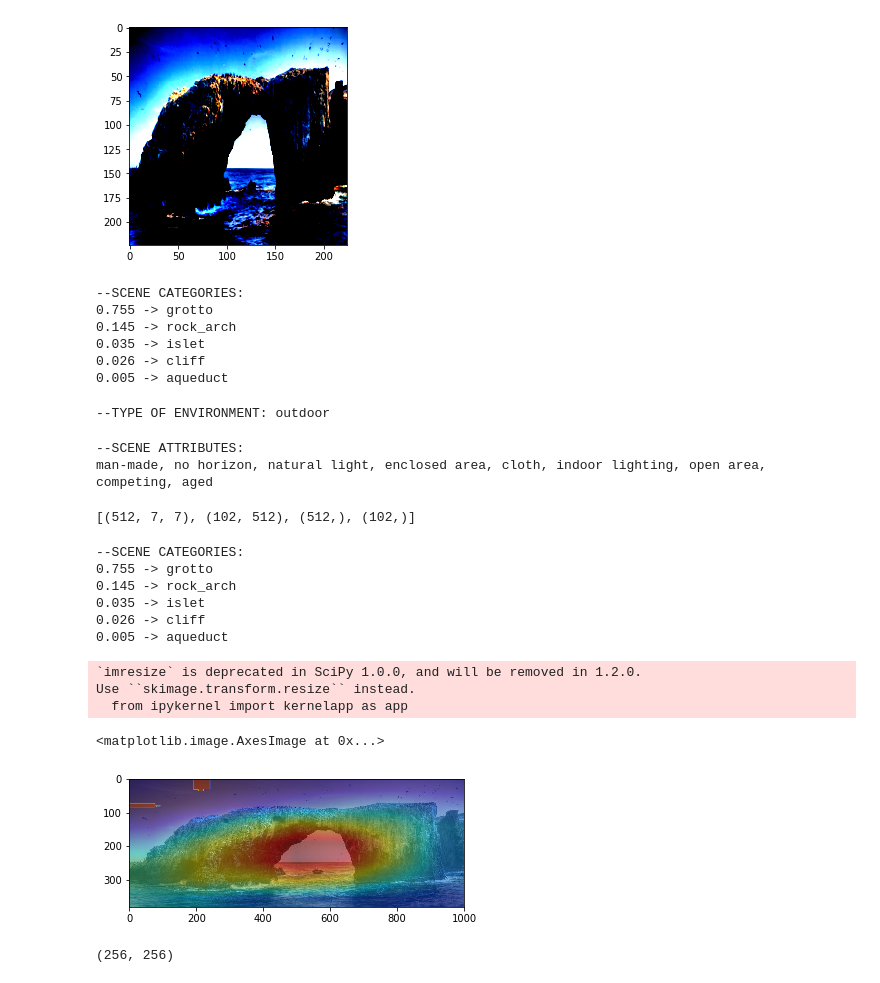
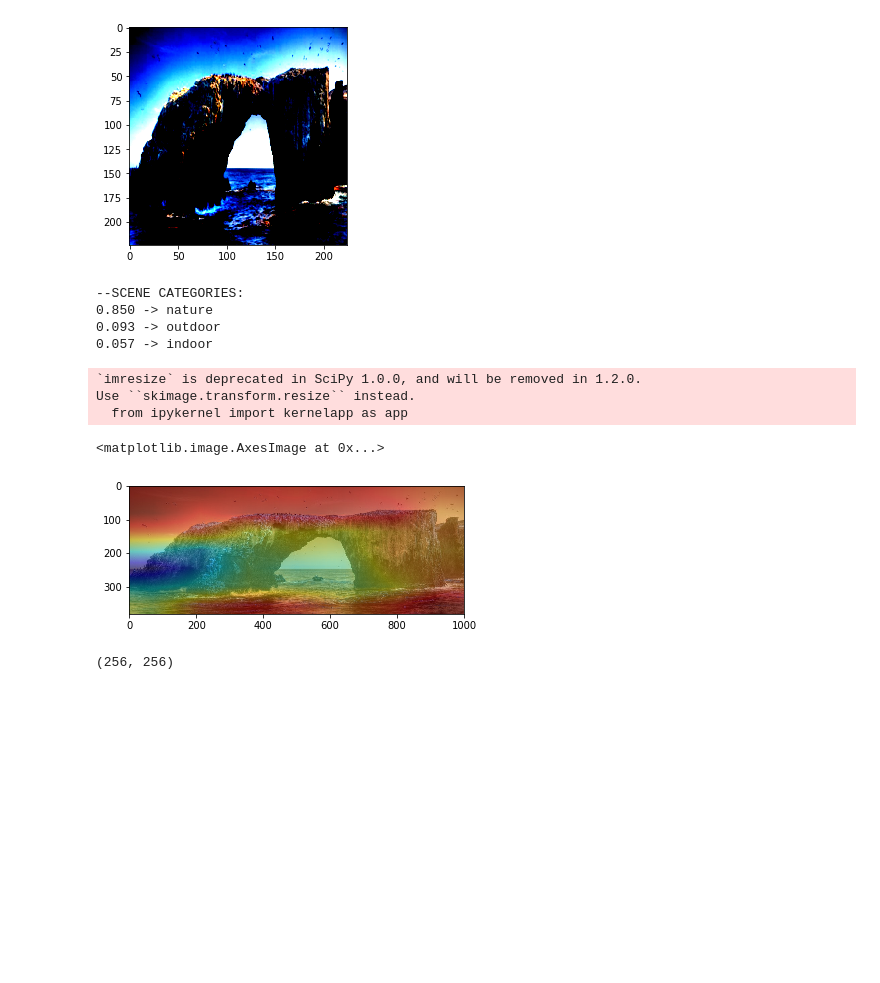
Before and after one commit to kywch/places365, a Jupyter notebook: run_placesCNN_unified.ipynb, the cells around one changed output. Drawn from its saved outputs; the diff is of its cells as text; code cells hidden in the pictures; blank space fills up the shorter version.

```diff
--- a/run_placesCNN_unified.ipynb
+++ b/run_placesCNN_unified.ipynb
@@ -133,11 +137,10 @@ features_blobs = []
 #model = wideresnet.resnet18(num_classes=365)
 
 arch = 'resnet18'
-model_file = 'checkpoint.pth.tar'
-model = models.__dict__[arch](num_classes=1000)
-
+model_file = 'checkpoint_003_done.pth.tar'
+model = models.__dict__[arch](num_classes=3)
 checkpoint = torch.load(model_file, map_location=lambda storage, loc: storage)
-state_dict = {str.replace(k,'module.',''): v for k,v in checkpoint['state_dict'].items()}
+state_dict = {k[2:]: v for k,v in checkpoint['state_dict'].items()}
 model.load_state_dict(state_dict)
 model.eval()
 
@@ -209,69 +210,31 @@ probs = probs.numpy()
 idx = idx.numpy()
 # %%
 # output the prediction of scene category
+classes = ['indoor', 'nature', 'outdoor']
 print('--SCENE CATEGORIES:')
-for i in range(0, 5):
+for i in range(0, 3):
     print('{:.3f} -> {}'.format(probs[i], classes[idx[i]]))
 # %% [output]
 --SCENE CATEGORIES:
-0.755 -> grotto
-0.145 -> rock_arch
-0.035 -> islet
-0.026 -> cliff
-0.005 -> aqueduct
+0.850 -> nature
+0.093 -> outdoor
+0.057 -> indoor
-# %%
-#print('RESULT ON ' + img_url)
-
-# output the IO prediction based on top 10 category prediction
-io_image = np.mean(labels_IO[idx[:10]]) # vote for the indoor or outdoor
-if io_image < 0.5:
-    print('--TYPE OF ENVIRONMENT: indoor')
-else:
-    print('--TYPE OF ENVIRONMENT: outdoor')
-# %% [output]
---TYPE OF ENVIRONMENT: outdoor
-# %%
-# output the scene attributes
-responses_attribute = W_attribute.dot(features_blobs[1])
-idx_a = np.argsort(responses_attribute)
-print('--SCENE ATTRIBUTES:')
-print(', '.join([labels_attribute[idx_a[i]] for i in range(-1,-10,-1)]))
-# %% [output]
---SCENE ATTRIBUTES:
-man-made, no horizon, natural light, enclosed area, cloth, indoor lighting, open area, competing, aged
-# %%
-# features_names = ['layer4','avgpool'] # this is the last conv layer of the resnet
-[features_blobs[0].shape, W_attribute.shape, features_blobs[1].shape, responses_attribute.shape]
-# %% [output]
-[(512, 7, 7), (102, 512), (512,), (102,)]
-# %%
-# output the prediction of scene category
-print('--SCENE CATEGORIES:')
-for i in range(0, 5):
-    print('{:.3f} -> {}'.format(probs[i], classes[idx[i]]))
-# %% [output]
---SCENE CATEGORIES:
-0.755 -> grotto
-0.145 -> rock_arch
-0.035 -> islet
-0.026 -> cliff
-0.005 -> aqueduct
 # %%
 # generate class activation mapping
 CAMs = returnCAM(features_blobs[0], weight_softmax, [idx[1]])
 
 img = cv2.imread('test.jpg')
 height, width, _ = img.shape
-heatmap = cv2.applyColorMap(cv2.resize(1-CAMs[0],(width, height)), cv2.COLORMAP_JET)
+heatmap = cv2.applyColorMap(cv2.resize(CAMs[0],(width, height)), cv2.COLORMAP_JET)
 result = heatmap * 0.4 + img * 0.5
 
 plt.imshow(result.astype(int))
 # %% [output]
 `imresize` is deprecated in SciPy 1.0.0, and will be removed in 1.2.0.
 Use ``skimage.transform.resize`` instead.
   from ipykernel import kernelapp as app
 <matplotlib.image.AxesImage at 0x...>
-[figure, old version]
+[figure, new version]
 # %%
 CAMs[0].shape
 # %% [output]
```
Also changed, not shown: parts of 6 cells of this notebook, 7 other files.
